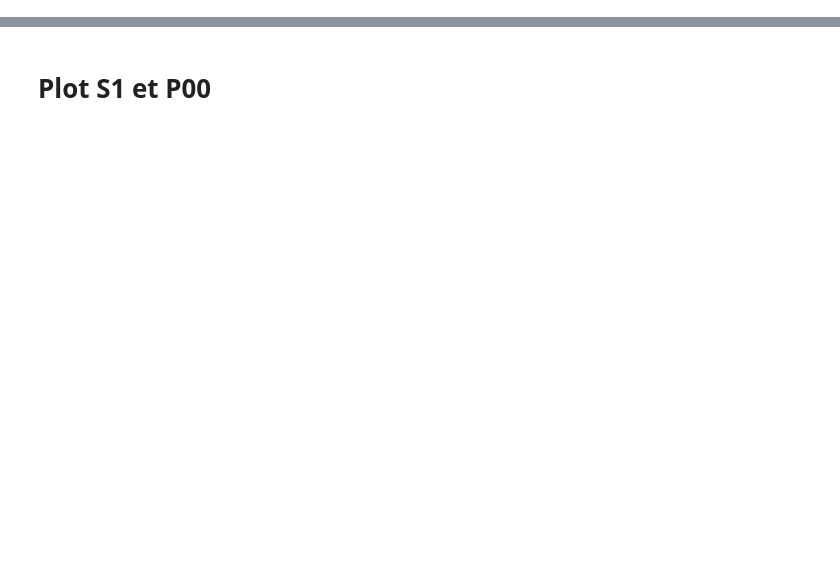
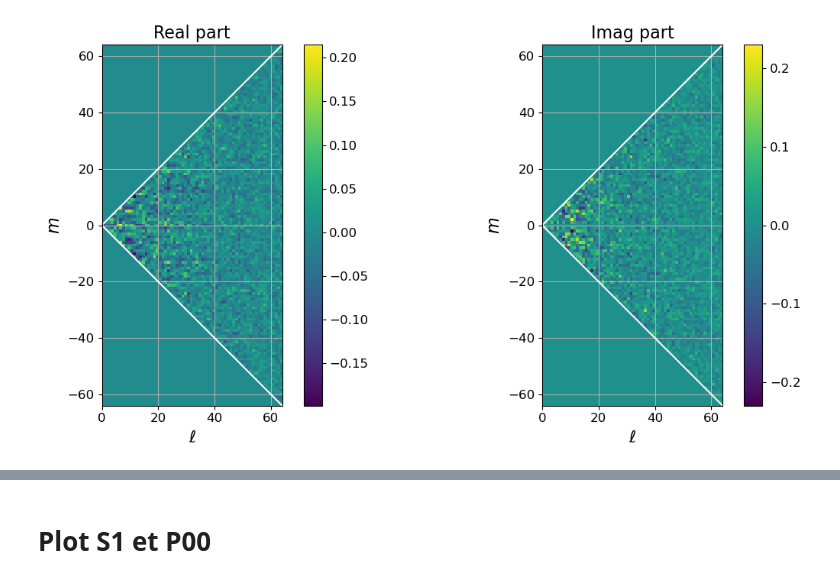
Before and after one commit to mousset/scatcovJAX, a Jupyter notebook: Notebooks/compute_scattering_coeff.ipynb, the cells around one changed output, grey strips where cells are left out. Saved outputs shown, nothing was run; the diff lists cells and outputs as text; code cells hidden in the pictures; blank space fills up the shorter version.

```diff
--- a/Notebooks/compute_scattering_coeff.ipynb
+++ b/Notebooks/compute_scattering_coeff.ipynb
@@ -102,0 +106,4 @@ print(filters.shape)
+# %%
+fig = plot.plot_alm(Ilm, reality=reality)
+# %% [output]
+[figure, added]
```
Also changed, not shown: parts of 65 cells of this notebook.
